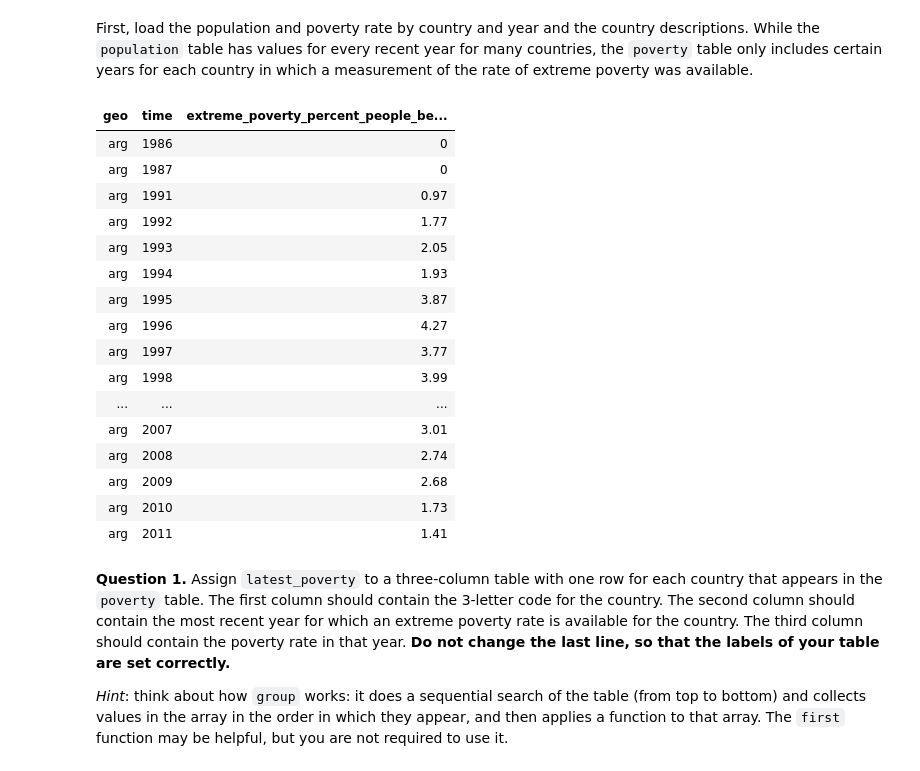
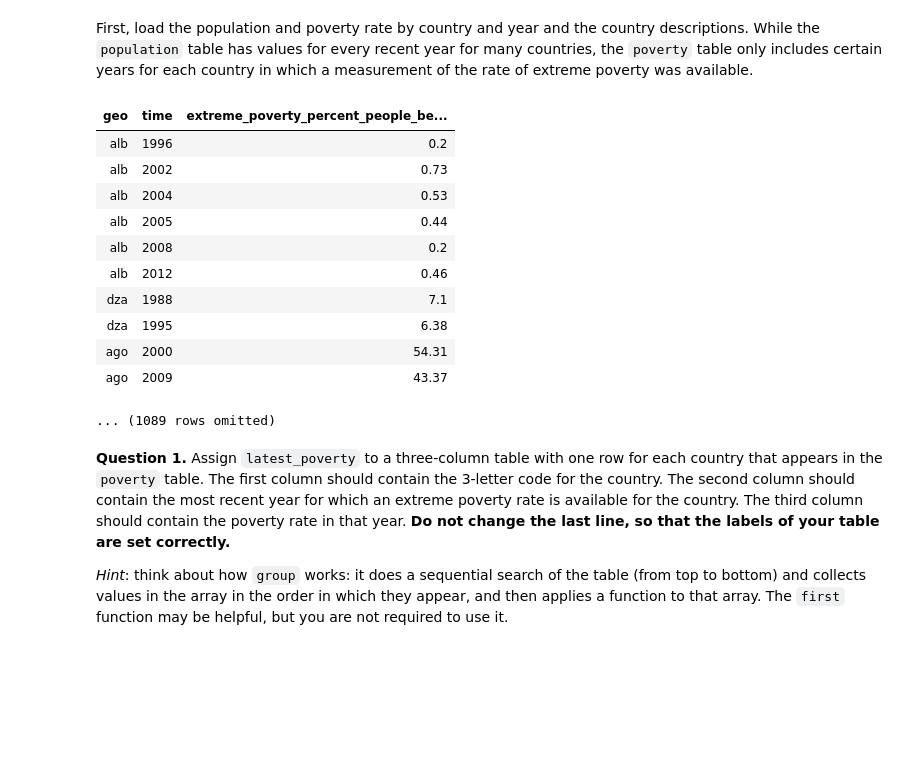
Before and after one commit to bencump/Intro_DataAnalytics, a Jupyter notebook: project1/project1.ipynb, the cells around one changed output. Saved outputs shown, nothing was run; the diff lists cells and outputs as text; code cells hidden in the pictures; blank space fills up the shorter version.

```diff
--- a/project1/project1.ipynb
+++ b/project1/project1.ipynb
@@ -583,26 +583,21 @@ First, load the population and poverty rate by country and year and the country
 # %%
 population = Table.read_table('population.csv')
 countries = Table.read_table('countries.csv').where('country', are.contained_in(population.group('geo').column('geo')))
 poverty = Table.read_table('poverty.csv')
-poverty.where("geo", are.equal_to("arg")).show()
+poverty.show(10)
 # %% [output]
 | geo | time | extreme_poverty_percent_people_be... |
-| arg | 1986 | 0 |
-| arg | 1987 | 0 |
-| arg | 1991 | 0.97 |
-| arg | 1992 | 1.77 |
-| arg | 1993 | 2.05 |
-| arg | 1994 | 1.93 |
-| arg | 1995 | 3.87 |
-| arg | 1996 | 4.27 |
-| arg | 1997 | 3.77 |
-| arg | 1998 | 3.99 |
-| ... | ... | ... |
-| arg | 2007 | 3.01 |
-| arg | 2008 | 2.74 |
-| arg | 2009 | 2.68 |
-| arg | 2010 | 1.73 |
-| arg | 2011 | 1.41 |
+| alb | 1996 | 0.2 |
+| alb | 2002 | 0.73 |
+| alb | 2004 | 0.53 |
+| alb | 2005 | 0.44 |
+| alb | 2008 | 0.2 |
+| alb | 2012 | 0.46 |
+| dza | 1988 | 7.1 |
+| dza | 1995 | 6.38 |
+| ago | 2000 | 54.31 |
+| ago | 2009 | 43.37 |
+... (1089 rows omitted)
 # %% [markdown]
 **Question 1.** Assign `latest_poverty` to a three-column table with one row for each country that appears in the `poverty` table. The first column should contain the 3-letter code for the country. The second column should contain the most recent year for which an extreme poverty rate is available for the country. The third column should contain the poverty rate in that year. **Do not change the last line, so that the labels of your table are set correctly.**
 
```
Also changed, not shown: parts of 10 cells of this notebook, 2 other files.
